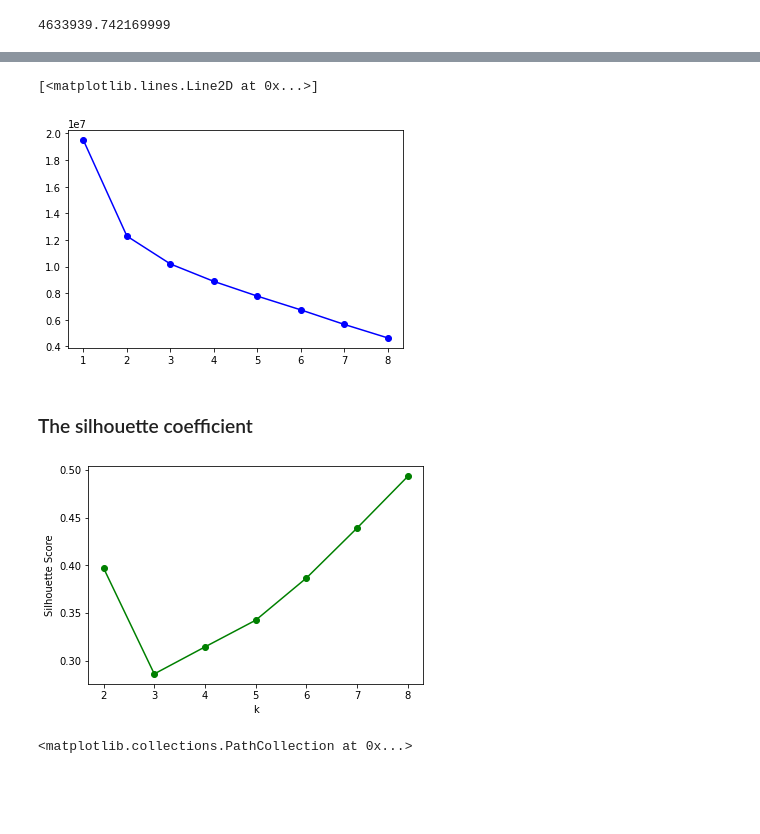
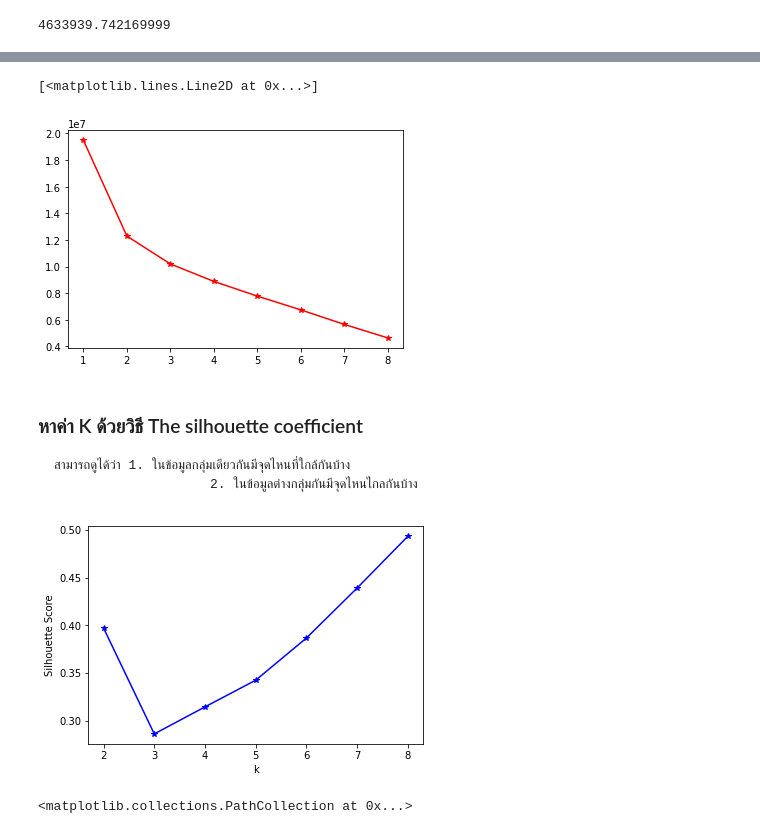
Before and after one commit to Umaporn19/multivariate, a Jupyter notebook: Multivariate_Exam.ipynb, the cells around one changed output, grey strips where cells are left out. Drawn from its saved outputs; the diff is of its cells as text; code cells hidden in the pictures; blank space fills up the shorter version.

```diff
--- a/Multivariate_Exam.ipynb
+++ b/Multivariate_Exam.ipynb
@@ -137,4 +130,0 @@ plt.scatter(new_pca[:,0],new_pca[:,1],c=y)
-# %%
-kmeans = KMeans(random_state=2021)
-kmeans.fit(Data)
-y = kmeans.predict(Data)
@@ -200,10 +158,13 @@ SSE
 # %%
-plt.plot([1,2,3,4,5,6,7,8],SSE,'o-b') #จากกราฟจะเห็นได้ว่าค่า K = 3 เพราะมีการเปลี่ยนแปลงของข้อมูลทำให้เราทราบว่ากราฟดังกล่าวมีค่า K = 3
+plt.plot([1,2,3,4,5,6,7,8],SSE,'*-r') #จากกราฟจะเห็นได้ว่า การหาค่า K ด้วยวิธี Elbow Method ค่า K = 2 เพราะในวิธี Elbow Method นี้เราจะดูข้อมูลตรงที่มีการหัก เปรียบเสมือนข้อศอก
 # %% [output]
 [<matplotlib.lines.Line2D at 0x...>]
-[figure, old version]
+[figure, new version]
-# %% [markdown]
-### The silhouette coefficient
+# %% [markdown]
+### หาค่า K ด้วยวิธี The silhouette coefficient
+
+    สามารถดูได้ว่า 1. ในข้อมูลกลุ่มเดียวกันมีจุดไหนที่ใกล้กันบ้าง
+                        2. ในข้อมูลต่างกลุ่มกันมีจุดไหนไกลกันบ้าง
 # %%
 from sklearn import metrics
 # %%
@@ -214,13 +175,14 @@ for k in [2,3,4,5,6,7,8]:
     score = metrics.silhouette_score(Data,kmeans.labels_)
     SilH.append(score)
 # %%
-plt.plot([2,3,4,5,6,7,8],SilH,'o-g')
+plt.plot([2,3,4,5,6,7,8],SilH,'*-b')
 plt.xlabel('k')
 plt.ylabel('Silhouette Score');
 
-# จากกราฟที่ได้จะเห็นว่าข้อมูลแบ่งออกได้ 8 กลุ่ม
+# จากกราฟที่ได้จะเห็นว่าจุดที่มีความสูงของ Silhouette Score บอกได้ว่า มีความใกล้กันมากของข้อมูลที่เป็นกลุ่มเดียวกัน และ ความห่างกันในข้อมูลต่างกลุ่มกันมาก
+#จำนวนกลุ่มที่ดีที่สุดคือ
 # %% [output]
-[figure, old version]
+[figure, new version]
 # %%
 kmeans = KMeans(n_clusters=8, random_state=2021)
 kmeans.fit(Data)
```
Also changed, not shown: parts of 28 cells of this notebook.
